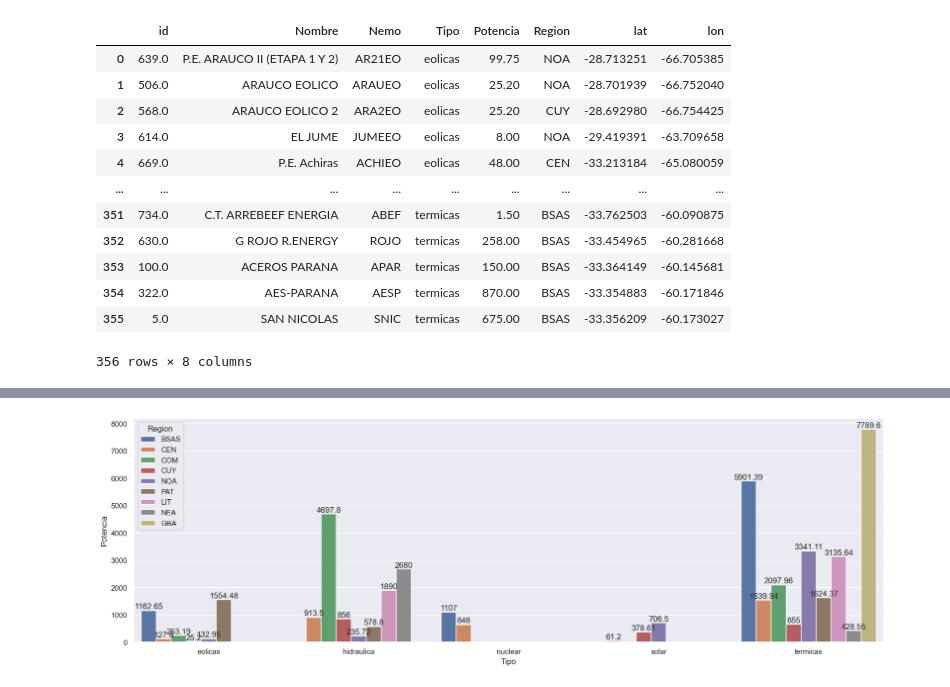
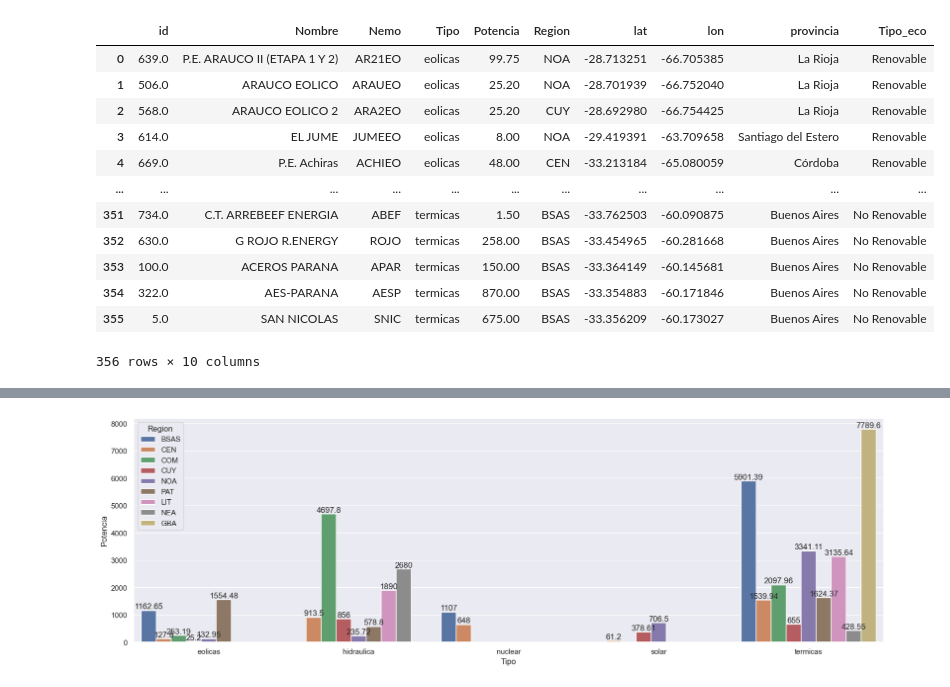
Before and after one commit to JaviCeRodriguez/Contar-Con-Datos-2023, a Jupyter notebook: eda/centrales_sadi.ipynb, the cells around one changed output, grey strips where cells are left out. Drawn from its saved outputs; the diff is of its cells as text; code cells hidden in the pictures.

```diff
--- a/eda/centrales_sadi.ipynb
+++ b/eda/centrales_sadi.ipynb
@@ -8,4 +8,5 @@ sns.set(rc={'figure.figsize':(20, 6)})
 # %%
 warnings.filterwarnings('ignore')
 # %%
-sadi = pd.read_csv('data/cammesa/sadi_centrales.csv', sep=";")
+#Trabajamos con el dataset actualizado
+sadi = pd.read_csv('data/cammesa/centrales.csv', sep=",")
@@ -12,20 +22,20 @@ sadi = pd.read_csv('data/cammesa/sadi_centrales.csv', sep=";")
 # %%
-df_sadi = sadi[['id', 'Nombre', 'Nemo', 'Tipo', 'Potencia', 'Region', 'lat', 'lon']]
+df_sadi = sadi[['id', 'Nombre', 'Nemo', 'Tipo', 'Potencia', 'Region', 'lat', 'lon','provincia','Tipo_eco']]
 df_sadi
 # %% [output]
-|  | id | Nombre | Nemo | Tipo | Potencia | Region | lat | lon |
-| 0 | 639.0 | P.E. ARAUCO II (ETAPA 1 Y 2) | AR21EO | eolicas | 99.75 | NOA | -28.713251 | -66.705385 |
-| 1 | 506.0 | ARAUCO EOLICO | ARAUEO | eolicas | 25.20 | NOA | -28.701939 | -66.752040 |
-| 2 | 568.0 | ARAUCO EOLICO 2 | ARA2EO | eolicas | 25.20 | CUY | -28.692980 | -66.754425 |
-| 3 | 614.0 | EL JUME | JUMEEO | eolicas | 8.00 | NOA | -29.419391 | -63.709658 |
-| 4 | 669.0 | P.E. Achiras | ACHIEO | eolicas | 48.00 | CEN | -33.213184 | -65.080059 |
-| ... | ... | ... | ... | ... | ... | ... | ... | ... |
-| 351 | 734.0 | C.T. ARREBEEF ENERGIA | ABEF | termicas | 1.50 | BSAS | -33.762503 | -60.090875 |
-| 352 | 630.0 | G ROJO R.ENERGY | ROJO | termicas | 258.00 | BSAS | -33.454965 | -60.281668 |
-| 353 | 100.0 | ACEROS PARANA | APAR | termicas | 150.00 | BSAS | -33.364149 | -60.145681 |
-| 354 | 322.0 | AES-PARANA | AESP | termicas | 870.00 | BSAS | -33.354883 | -60.171846 |
-| 355 | 5.0 | SAN NICOLAS | SNIC | termicas | 675.00 | BSAS | -33.356209 | -60.173027 |
+|  | id | Nombre | Nemo | Tipo | Potencia | Region | lat | lon | provincia | Tipo_eco |
+| 0 | 639.0 | P.E. ARAUCO II (ETAPA 1 Y 2) | AR21EO | eolicas | 99.75 | NOA | -28.713251 | -66.705385 | La Rioja | Renovable |
+| 1 | 506.0 | ARAUCO EOLICO | ARAUEO | eolicas | 25.20 | NOA | -28.701939 | -66.752040 | La Rioja | Renovable |
+| 2 | 568.0 | ARAUCO EOLICO 2 | ARA2EO | eolicas | 25.20 | CUY | -28.692980 | -66.754425 | La Rioja | Renovable |
+| 3 | 614.0 | EL JUME | JUMEEO | eolicas | 8.00 | NOA | -29.419391 | -63.709658 | Santiago del Estero | Renovable |
+| 4 | 669.0 | P.E. Achiras | ACHIEO | eolicas | 48.00 | CEN | -33.213184 | -65.080059 | Córdoba | Renovable |
+| ... | ... | ... | ... | ... | ... | ... | ... | ... | ... | ... |
+| 351 | 734.0 | C.T. ARREBEEF ENERGIA | ABEF | termicas | 1.50 | BSAS | -33.762503 | -60.090875 | Buenos Aires | No Renovable |
+| 352 | 630.0 | G ROJO R.ENERGY | ROJO | termicas | 258.00 | BSAS | -33.454965 | -60.281668 | Buenos Aires | No Renovable |
+| 353 | 100.0 | ACEROS PARANA | APAR | termicas | 150.00 | BSAS | -33.364149 | -60.145681 | Buenos Aires | No Renovable |
+| 354 | 322.0 | AES-PARANA | AESP | termicas | 870.00 | BSAS | -33.354883 | -60.171846 | Buenos Aires | No Renovable |
+| 355 | 5.0 | SAN NICOLAS | SNIC | termicas | 675.00 | BSAS | -33.356209 | -60.173027 | Buenos Aires | No Renovable |
-356 rows × 8 columns
+356 rows × 10 columns
 # %%
 df_sadi.info()
 # %% [output]
```
Also changed, not shown: parts of 5 cells of this notebook.
